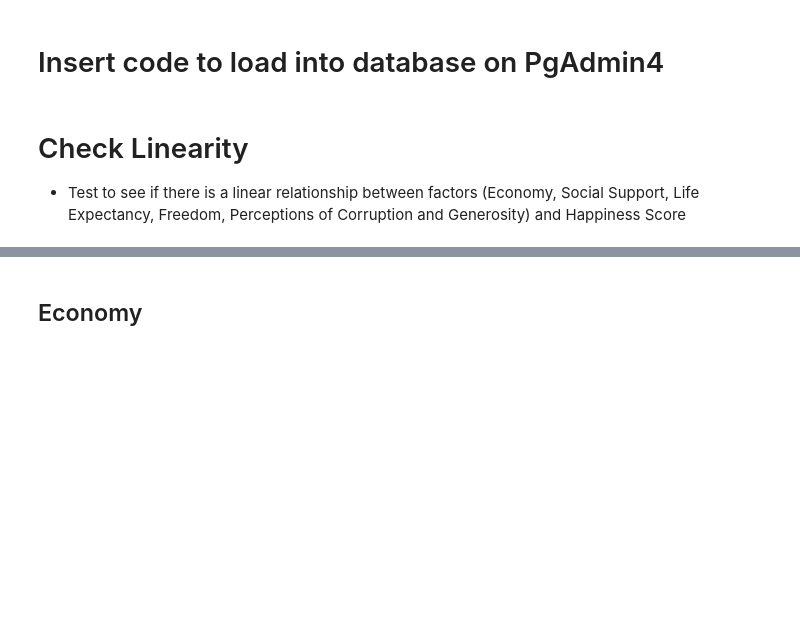
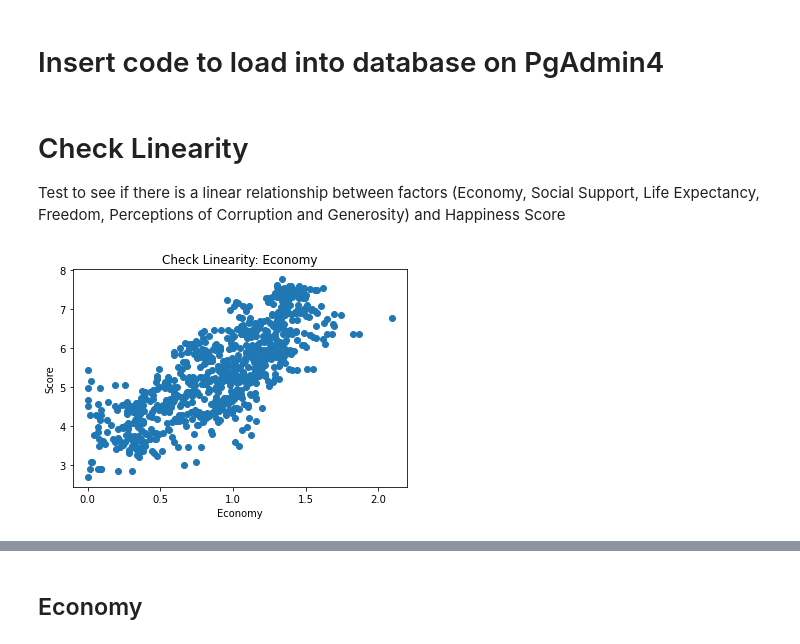
Before and after one commit to vyu821/world-happiness-analysis, a Jupyter notebook: happiness_machine_learning_model.ipynb, the cells around one changed output, grey strips where cells are left out. Saved outputs shown, nothing was run; the diff lists cells and outputs as text; code cells hidden in the pictures; blank space fills up the shorter version.

```diff
--- a/happiness_machine_learning_model.ipynb
+++ b/happiness_machine_learning_model.ipynb
@@ -162,0 +173,4 @@ df_2019.head()
+# %%
+# Combine 2015 and 2016 dataframes
+df_2015_2016 = pd.concat([df_2015, df_2016], axis = 0)
+df_2015_2016
@@ -162,0 +191,4 @@ df_2019.head()
+# %%
+# Combine 2018 and 2019 dataframes
+df_2018_2019 = pd.concat([df_2018, df_2019], axis = 0)
+df_2018_2019
@@ -164,4 +246,13 @@ df_2019.head()
 # Insert code to load into database on PgAdmin4
 # %% [markdown]
 # Check Linearity
-- Test to see if there is a linear relationship between factors (Economy, Social Support, Life Expectancy, Freedom, Perceptions of Corruption and Generosity) and Happiness Score
+Test to see if there is a linear relationship between factors (Economy, Social Support, Life Expectancy, Freedom, Perceptions of Corruption and Generosity) and Happiness Score
+# %%
+# Check Linearity: Economy vs Score
+plt.scatter(df['Economy'], df['Score'])
+plt.title('Check Linearity: Economy')
+plt.xlabel('Economy')
+plt.ylabel('Score')
+plt.show()
+# %% [output]
+[figure, added]
```
Also changed, not shown: parts of 227 cells of this notebook.
